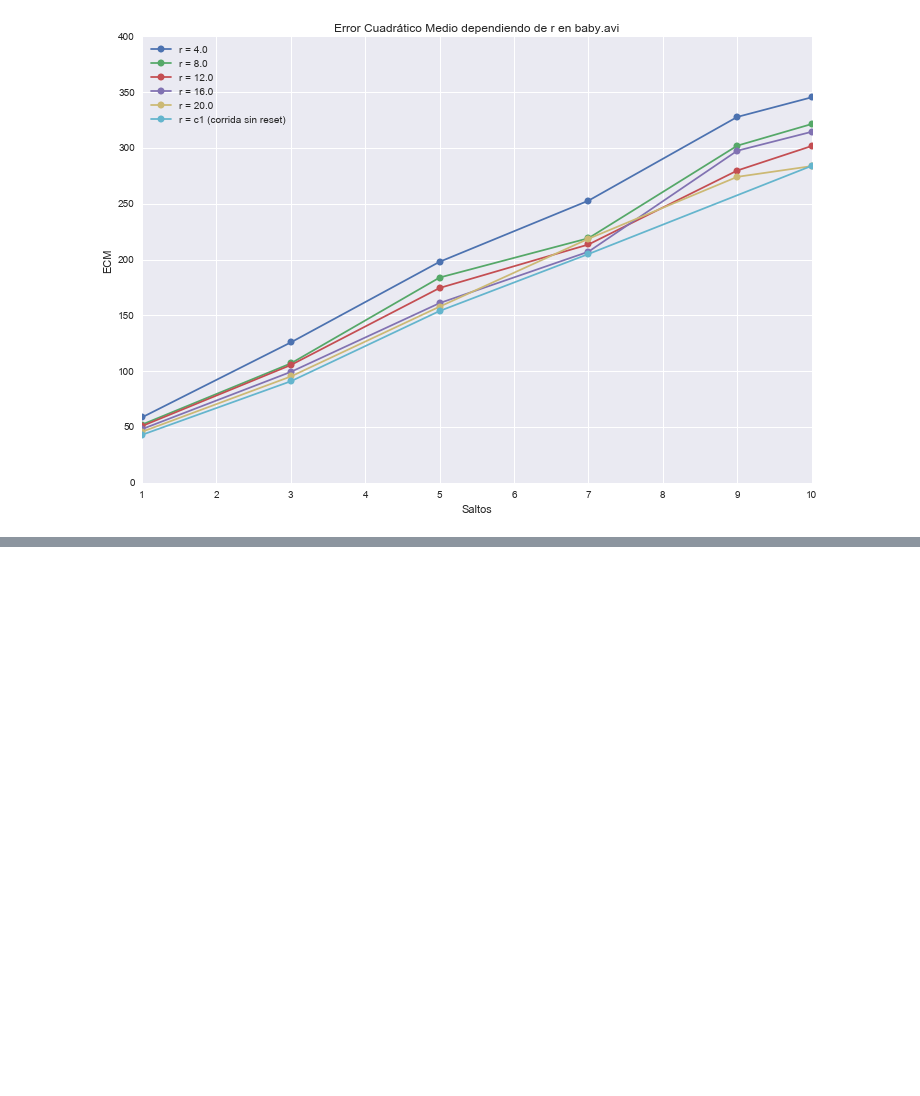
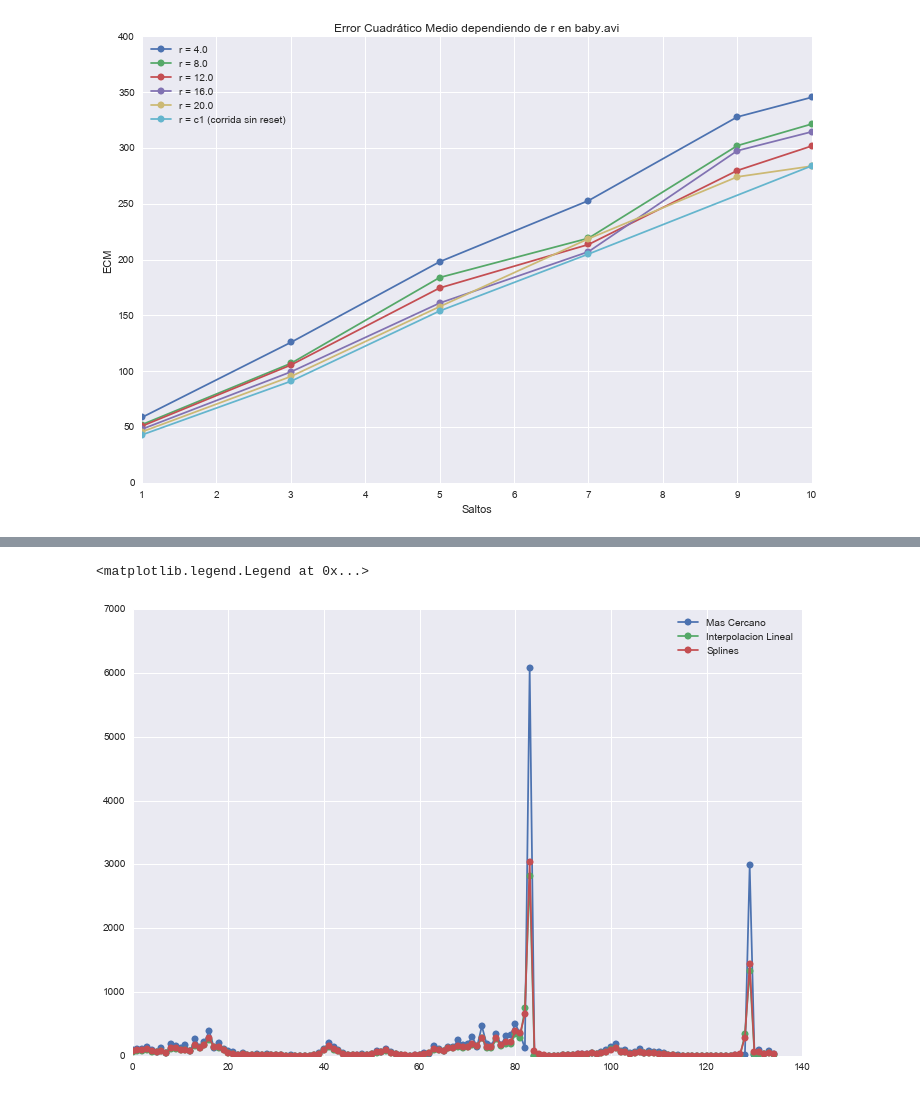
Before and after one commit to Fixman/metnum-TP3, a Jupyter notebook: src/resultados/Analisis_Cualquiera.ipynb, the cells around one changed output, grey strips where cells are left out. Cells and saved outputs as stored; diff of their text form; code cells hidden in the pictures; blank space fills up the shorter version.

```diff
--- a/src/resultados/Analisis_Cualquiera.ipynb
+++ b/src/resultados/Analisis_Cualquiera.ipynb
@@ -136,0 +191,15 @@ pyplot.savefig('ecm_reset.png', bbox_inches = 'tight')
+# %%
+for h in q:
+    q[h].index = q[h].index.map(int)
+# %%
+f = q['slowmovesscene']
+
+llim = -1
+rlim = 10000
+for i in f:
+    pyplot.plot(f[(f.index >= llim) & (f.index <= rlim)][i], '-o', label = i)
+
+pyplot.legend()
+# %% [output]
+<matplotlib.legend.Legend at 0x...>
+[figure, added]
```
Also changed, not shown: parts of 11 cells of this notebook, 14 other files.
